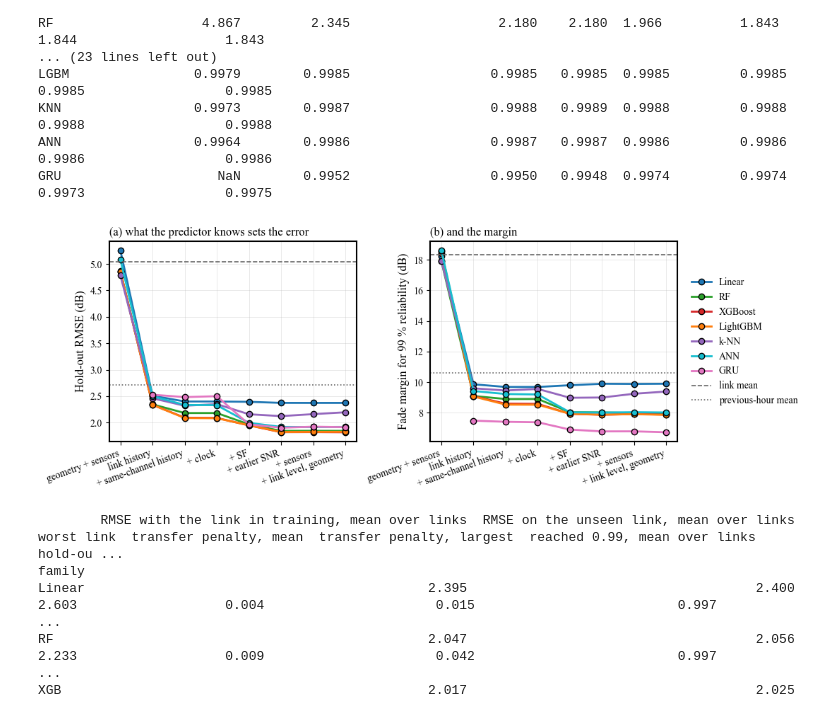
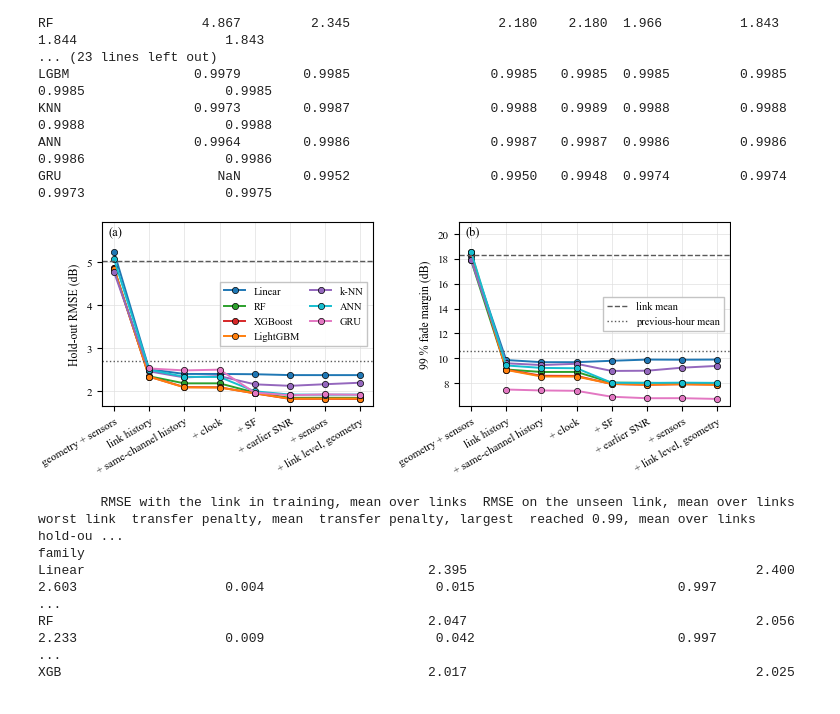
Before and after one commit to nahshonmokua/LoRaWAN-IndoorPathLossModeling-ML, a Jupyter notebook: 16_Information_by_Family.ipynb, the cells around one changed output. Saved outputs shown, nothing was run; the diff lists cells and outputs as text; code cells hidden in the pictures.

```diff
--- a/16_Information_by_Family.ipynb
+++ b/16_Information_by_Family.ipynb
@@ -85,30 +85,31 @@ KNN                 0.9973        0.9987                  0.9988   0.9989  0.998
 ANN                 0.9964        0.9986                  0.9987   0.9987  0.9986         0.9986     0.9986                  0.9986
 GRU                    NaN        0.9952                  0.9950   0.9948  0.9974         0.9974     0.9973                  0.9975
 # %%
-# Figure: the two quantities against the information rung, one line per family
-fig, (axA, axB) = plt.subplots(1, 2, figsize=(11, 4))
+# Figure: hold-out RMSE and 99 % margin against the information rung, one line per family, from the result files of this notebook and notebook 13
+import paper_figures as pf
+pf.use()
+table = pd.read_csv("CV_Results/information_by_family.csv", index_col=[0, 1])
+references = pd.read_csv("CV_Results/history_benchmark.csv", index_col=[0, 1])
+fig, axes = plt.subplots(1, 2, figsize=(pf.PAGE, 2.8))
 x = np.arange(len(RUNG_ORDER))
-for fam in FAMILIES:
-    for ax, col in ((axA, "hold-out RMSE"), (axB, "margin 0.99")):
-        v = [table[col].get((fam, r), np.nan) for r in RUNG_ORDER]
-        ax.plot(x, v, marker="o", linewidth=2, markersize=6, color=COLOUR[fam], markeredgecolor="black", label=LABEL[fam])
-for ax, col, ylabel in ((axA, "hold-out RMSE", "Hold-out RMSE (dB)"), (axB, "margin 0.99", "Fade margin for 99 % reliability (dB)")):
+for ax, col, ylabel, tag in zip(axes, ("hold-out RMSE", "margin 0.99"), ("Hold-out RMSE (dB)", "99 % fade margin (dB)"), "ab"):
+    for fam in FAMILIES:
+        ax.plot(x, [table[col].get((fam, r), np.nan) for r in RUNG_ORDER], marker="o", color=COLOUR[fam], markeredgecolor="black", label=LABEL[fam])
     for name, ls in (("link mean", "--"), ("previous-hour mean", ":")):
-        ax.axhline(references.loc[(name, "-"), col], linestyle=ls, color="0.4", linewidth=1.2, label=name)
-    ax.set_xticks(x)
-    ax.set_xticklabels([RUNG_LABEL[r] for r in RUNG_ORDER], rotation=20, ha="right")
-    ax.set_ylabel(ylabel, fontsize=12)
-    ax.grid(True, linewidth=0.5, alpha=0.4)
-    for spine in ax.spines.values():
-        spine.set_linewidth(1.5)
-axA.set_title("(a) what the predictor knows sets the error", loc="left", fontsize=12)
-axB.set_title("(b) and the margin", loc="left", fontsize=12)
-axB.legend(loc="center left", bbox_to_anchor=(1.02, 0.5), frameon=False, fontsize=10)
-fig.tight_layout()
-plt.savefig("Figures/information_by_family.png", dpi=300, bbox_inches="tight")
+        ax.axhline(references.loc[(name, "-"), col], linestyle=ls, color="0.35", linewidth=1.0, label=name)
+    ax.set_xticks(x, [RUNG_LABEL[r] for r in RUNG_ORDER], rotation=30, ha="right", rotation_mode="anchor")
+    ax.set_ylabel(ylabel)
+    lo, hi = ax.get_ylim()
+    ax.set_ylim(lo, hi + 0.14 * (hi - lo))                           # room for the panel label
+    pf.panel(ax, tag)
+handles, labels = axes[0].get_legend_handles_labels()
+pf.inside_legend(axes[0], handles=handles[:len(FAMILIES)], labels=labels[:len(FAMILIES)], loc="center right", ncol=2)
+pf.inside_legend(axes[1], handles=handles[len(FAMILIES):], labels=labels[len(FAMILIES):], loc="center right")
+fig.tight_layout(w_pad=2.0)
+fig.savefig("Figures/information_by_family.png")
 plt.show()
 # %% [output]
-[figure, old version]
+[figure, new version]
 # %%
 # A link the model has never seen (rung H4), every family: fitted on five links and tested on the sixth, against the same model fitted on the same
 # blocks with the link included; the difference is the transfer penalty
```
Also changed, not shown: 1 other file.
